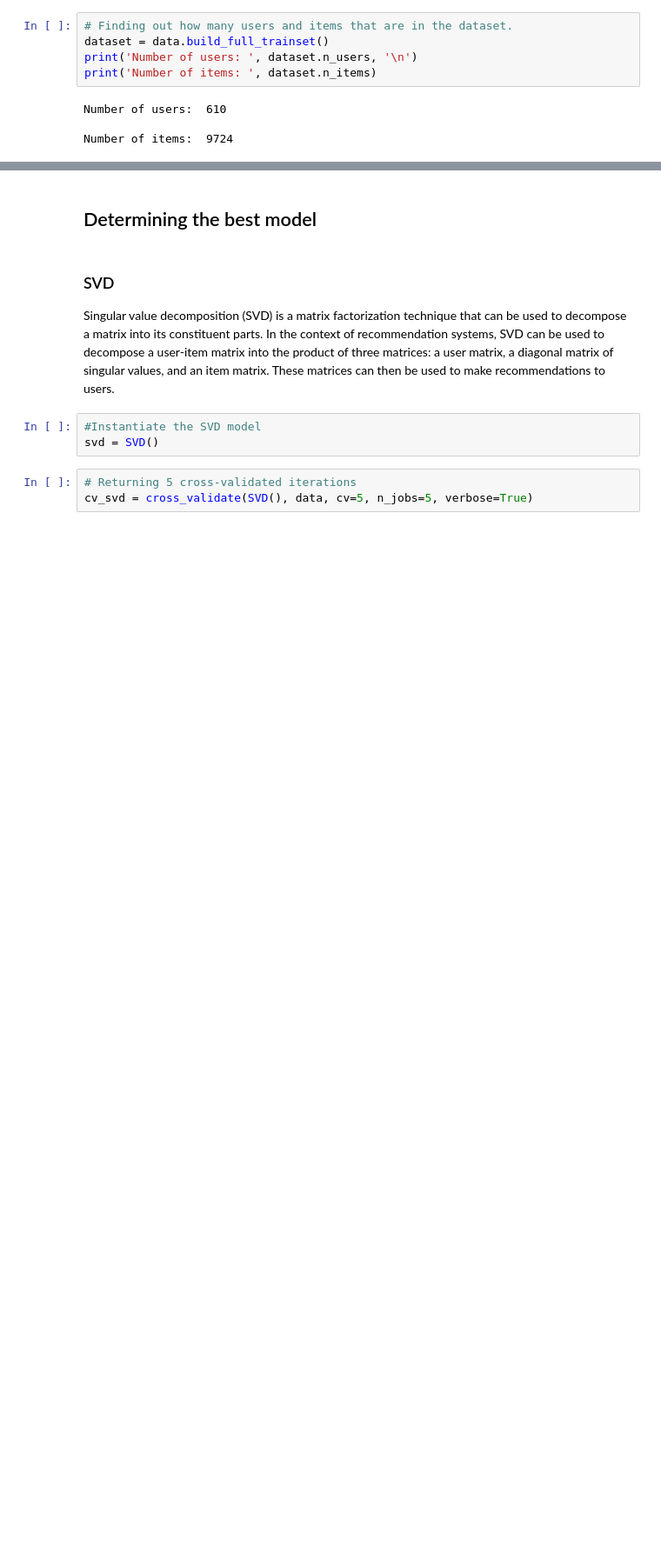
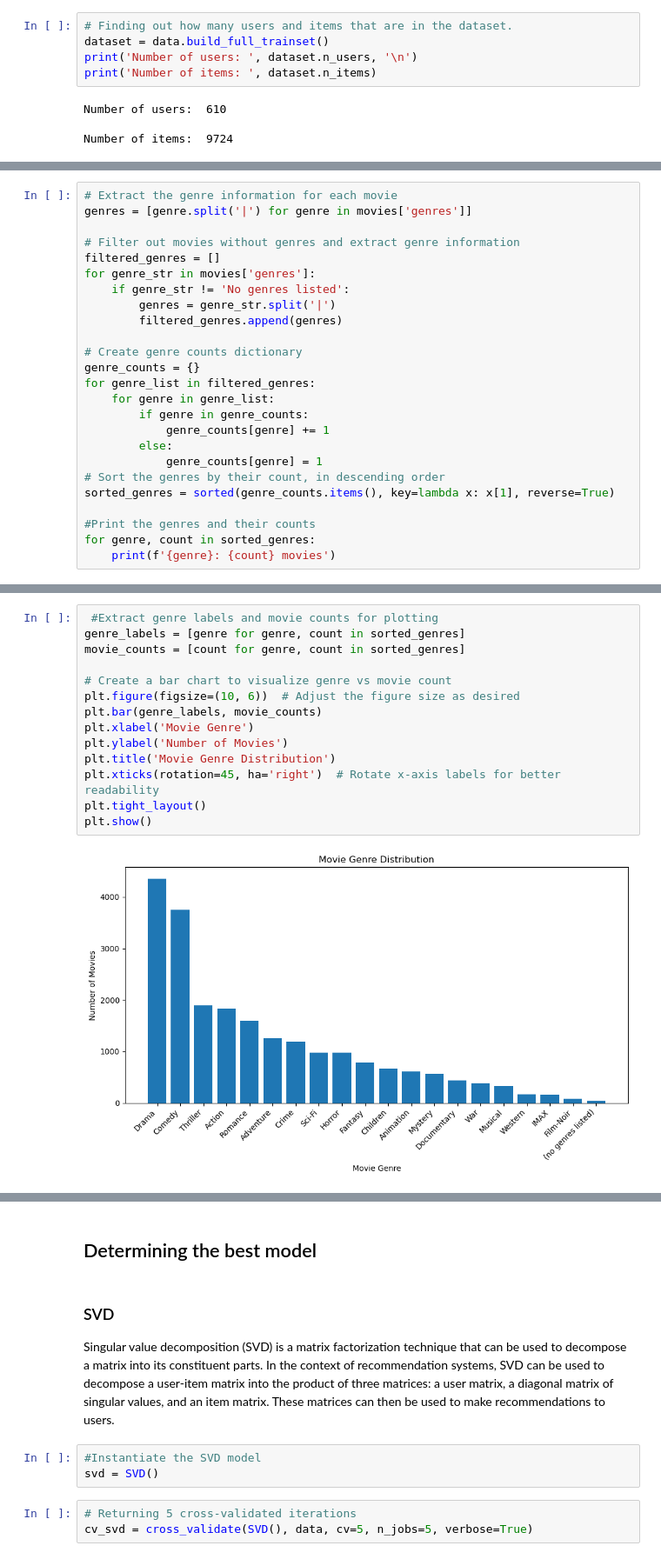
Before and after one commit to Donnesto/Movie-Recommendation-system, a Jupyter notebook: Project_notebook.ipynb, the cells around one changed output, grey strips where cells are left out. Shown: that part at 87% size. Drawn from its saved outputs; the diff is of its cells as text; blank space fills up the shorter version.

Commit message:
Adding Visualizations

```diff
--- a/Project_notebook.ipynb
+++ b/Project_notebook.ipynb
@@ -224,0 +230,25 @@ Number of items:  9724
+# %%
+# Extract the genre information for each movie
+genres = [genre.split('|') for genre in movies['genres']]
+
+# Filter out movies without genres and extract genre information
+filtered_genres = []
+for genre_str in movies['genres']:
+    if genre_str != 'No genres listed':
+        genres = genre_str.split('|')
+        filtered_genres.append(genres)
+
+# Create genre counts dictionary
+genre_counts = {}
+for genre_list in filtered_genres:
+    for genre in genre_list:
+        if genre in genre_counts:
+            genre_counts[genre] += 1
+        else:
+            genre_counts[genre] = 1
+# Sort the genres by their count, in descending order
+sorted_genres = sorted(genre_counts.items(), key=lambda x: x[1], reverse=True)
+
+#Print the genres and their counts
+for genre, count in sorted_genres:
+    print(f'{genre}: {count} movies')
@@ -224,0 +276,16 @@ Number of items:  9724
+# %%
+ #Extract genre labels and movie counts for plotting
+genre_labels = [genre for genre, count in sorted_genres]
+movie_counts = [count for genre, count in sorted_genres]
+
+# Create a bar chart to visualize genre vs movie count
+plt.figure(figsize=(10, 6))  # Adjust the figure size as desired
+plt.bar(genre_labels, movie_counts)
+plt.xlabel('Movie Genre')
+plt.ylabel('Number of Movies')
+plt.title('Movie Genre Distribution')
+plt.xticks(rotation=45, ha='right')  # Rotate x-axis labels for better readability
+plt.tight_layout()
+plt.show()
+# %% [output]
+[figure, added]
```
Also changed, not shown: parts of 14 cells of this notebook.
